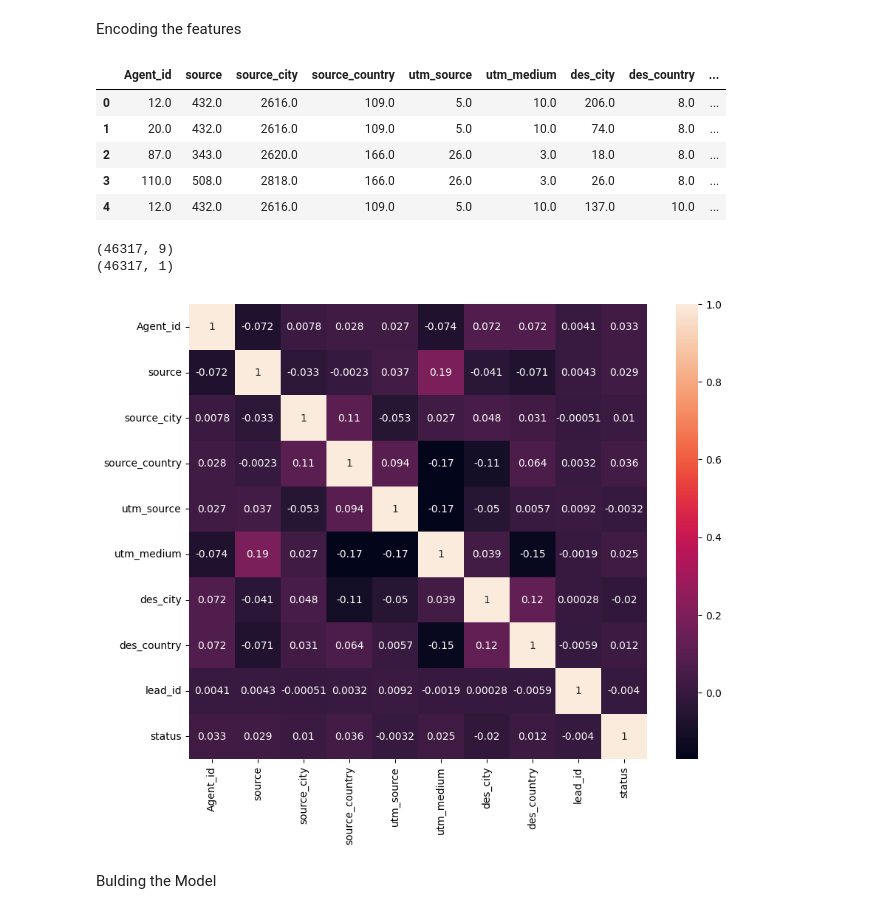
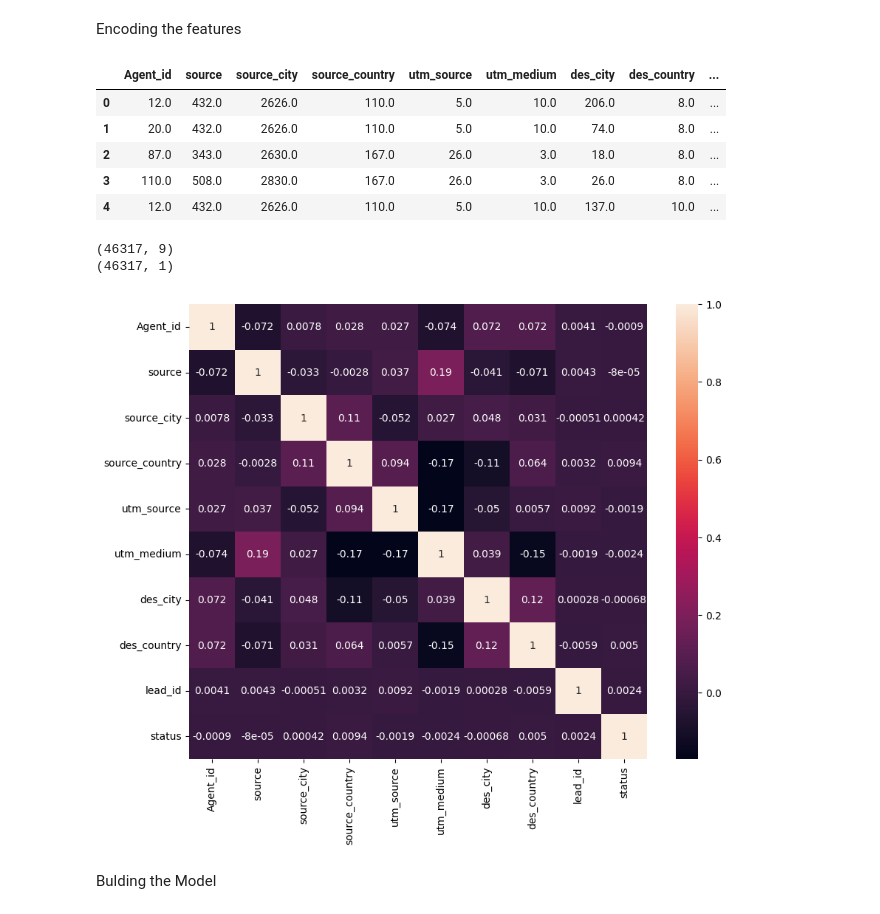
Before and after one commit to ananthk19/leadScoringModel, a Jupyter notebook: leadscoringModel.ipynb, the cells around one changed output. Cells and saved outputs as stored; diff of their text form; code cells hidden in the pictures.

```diff
--- a/leadscoringModel.ipynb
+++ b/leadscoringModel.ipynb
@@ -58,14 +58,17 @@ print(NaN_cols)
 # %% [markdown]
 Defining features & target
 # %%
-X = df.copy()
-X = X.drop(columns=NaN_cols)
-X = X[X.status != 'OPPORTUNITY']
-X = X[X.status != 'CONTACTED']
-X = X[X.status != 'IMPORTANT']
-X = X[X.status != 'PROCESSING']
-y = pd.DataFrame(X.pop('status'),columns=['status'])
-print(y.status.unique())
-print(y[y.status == 'WON'].head())
+XX = df.copy()
+XX = XX.drop(columns=NaN_cols)
+contacted_index = df.index[df.status=='CONTACTED'].tolist()
+important_index = df.index[df.status=='IMPORTANT'].tolist()
+opportunity_index = df.index[df.status=='OPPORTUNITY'].tolist()
+processing_index = df.index[df.status=='PROCESSING'].tolist()
+y = pd.DataFrame(XX.pop('status'),columns=['status'])
+# X = X[X.index != 'CONTACTED']
+# X = X[X.index != 'IMPORTANT']
+# X = X[X.index != 'PROCESSING']
+# print(y.status.unique())
+# print(y[y.status == 'WON'].head())
 y.head()
 # %% [output]
@@ -86,6 +82,10 @@ y.head()
 Encoding the target
 # %%
 from sklearn.preprocessing import OrdinalEncoder
+y = y.drop(index=contacted_index)
+y = y.drop(index=important_index)
+y = y.drop(index=opportunity_index)
+y = y.drop(index=processing_index)
 
 ordinal_encoder = OrdinalEncoder()
 y = pd.DataFrame(ordinal_encoder.fit_transform(y), columns=['status'])
@@ -93,6 +93,7 @@ y = pd.DataFrame(ordinal_encoder.fit_transform(y), columns=['status'])
 
 print(y.status.unique())
 # print(y.loc[98:].head())
+y.reset_index()
 y.head()
 # %% [output]
 [0. 1.]
@@ -104,16 +105,22 @@ y.head()
 | 4 | 0.0 |
 # %% [markdown]
 Encoding the features
-# %%
-X = pd.DataFrame(ordinal_encoder.fit_transform(X), columns=X.columns)
-X.head()
-# %% [output]
-|  | Agent_id | source | source_city | source_country | utm_source | utm_medium | des_city | des_country | ... |
-| 0 | 12.0 | 432.0 | 2616.0 | 109.0 | 5.0 | 10.0 | 206.0 | 8.0 | ... |
-| 1 | 20.0 | 432.0 | 2616.0 | 109.0 | 5.0 | 10.0 | 74.0 | 8.0 | ... |
-| 2 | 87.0 | 343.0 | 2620.0 | 166.0 | 26.0 | 3.0 | 18.0 | 8.0 | ... |
-| 3 | 110.0 | 508.0 | 2818.0 | 166.0 | 26.0 | 3.0 | 26.0 | 8.0 | ... |
-| 4 | 12.0 | 432.0 | 2616.0 | 109.0 | 5.0 | 10.0 | 137.0 | 10.0 | ... |
+# %%
+XX = pd.DataFrame(ordinal_encoder.fit_transform(XX), columns=XX.columns)
+X = XX.copy()
+X = X.drop(index=contacted_index)
+X = X.drop(index=important_index)
+X = X.drop(index=opportunity_index)
+X = X.drop(index=processing_index)
+X.reset_index()
+X.head()
+# %% [output]
+|  | Agent_id | source | source_city | source_country | utm_source | utm_medium | des_city | des_country | ... |
+| 0 | 12.0 | 432.0 | 2626.0 | 110.0 | 5.0 | 10.0 | 206.0 | 8.0 | ... |
+| 1 | 20.0 | 432.0 | 2626.0 | 110.0 | 5.0 | 10.0 | 74.0 | 8.0 | ... |
+| 2 | 87.0 | 343.0 | 2630.0 | 167.0 | 26.0 | 3.0 | 18.0 | 8.0 | ... |
+| 3 | 110.0 | 508.0 | 2830.0 | 167.0 | 26.0 | 3.0 | 26.0 | 8.0 | ... |
+| 4 | 12.0 | 432.0 | 2626.0 | 110.0 | 5.0 | 10.0 | 137.0 | 10.0 | ... |
 # %%
 print(X.shape)
 print(y.shape)
@@ -128,7 +135,7 @@ plt.figure(figsize=(10,8))
 sns.heatmap(X.join(y).corr(method='pearson'), annot=True)
 plt.show()
 # %% [output]
-[figure, old version]
+[figure, new version]
 # %% [markdown]
 Bulding the Model
 # %%
```
Also changed, not shown: parts of 11 cells of this notebook.
